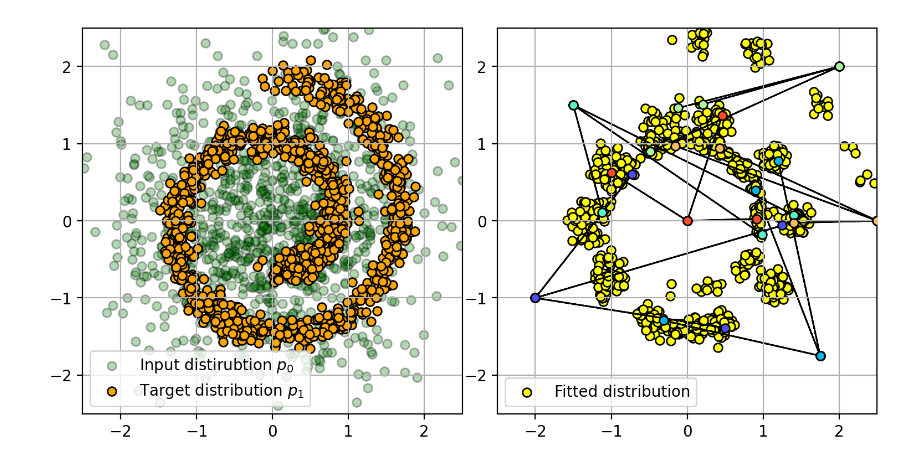
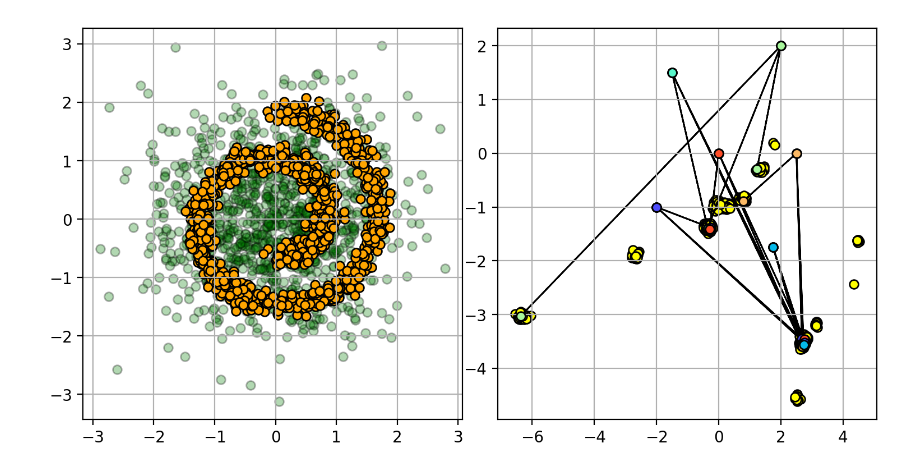
Before and after one commit to MuXauJl11110/EBiEOT, a Jupyter notebook: notebooks/swiss_roll_plot.ipynb, the cells around one changed output. Saved outputs shown, nothing was run; the diff lists cells and outputs as text; code cells hidden in the pictures.

```diff
--- a/notebooks/swiss_roll_plot.ipynb
+++ b/notebooks/swiss_roll_plot.ipynb
@@ -19,12 +19,15 @@ models = []
 m_potentials = 10
 n_potentials = 500
 epsilon = 0.01
-exp_cost = "uniform_on_circle"
-exp_cost_included = True
-exp_meta_info = "_R=2_D=diag(1, 1)"
+exp_cost = "parameters"
+exp_cost_included = False
+exp_meta_info = ""  # "_R=2_D=diag(1, 1)"
 
 for eps in [epsilon]:
-    EXP_NAME = f"LightGCOT_Swiss_Roll_EPSILON_{eps}_N_{n_potentials}_M_{m_potentials}_with_{exp_cost}_cost_included_{exp_cost_included}"+exp_meta_info
+    EXP_NAME = (
+        f"LightGCOT_Swiss_Roll_EPSILON_{eps}_N_{n_potentials}_M_{m_potentials}_with_{exp_cost}_cost_included_{exp_cost_included}"
+        + exp_meta_info
+    )
     OUTPUT_PATH = "../checkpoints/{}".format(EXP_NAME)
     D = LightGCOT(
         x_dim=2,
@@ -84,35 +87,35 @@ for ax, model in zip(axes[1:], models):
         ):
             ax.scatter(
                 point[0],
                 point[1],
                 color=colors_chosen[j],
                 s=32,
                 # label=r"Trajectory start ($x \sim p_0$)",
                 zorder=3,
                 edgecolors="black",
             )
             ax.scatter(
                 point_pred[0],
                 point_pred[1],
                 color=colors_chosen[j],
                 s=32,
                 # label=r"Trajectory end ($x \sim p_1$)",
                 zorder=3,
                 edgecolors="black",
             )
             ax.arrow(
                 point[0],
                 point[1],
                 point_pred[0] - point[0],
                 point_pred[1] - point[1],
             )
 
 
-for ax in axes:
-    ax.set_xlim([-2.5, 2.5])
-    ax.set_ylim([-2.5, 2.5])
-    ax.legend(loc="lower left")
+# for ax in axes:
+#     ax.set_xlim([-2.5, 2.5])
+#     ax.set_ylim([-2.5, 2.5])
+#     ax.legend(loc="lower left")
 
 fig.tight_layout(pad=0.1)
 # %% [output]
-[figure, old version]
+[figure, new version]
```
Also changed, not shown: 7 other files.
